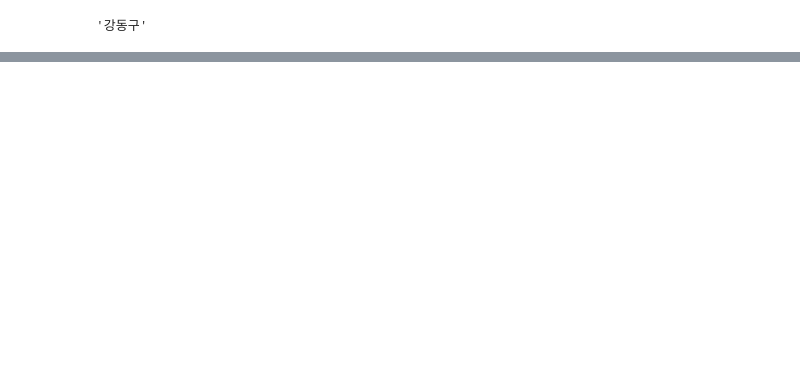
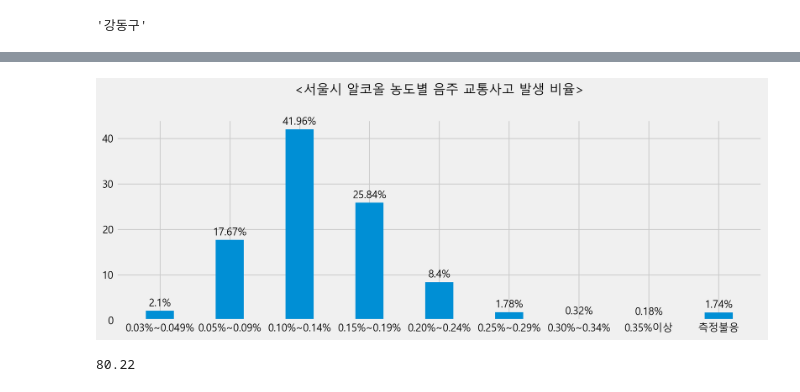
Before and after one commit to jeonprize/Accident, a Jupyter notebook: acl_accident.ipynb, the cells around one changed output, grey strips where cells are left out. Cells and saved outputs as stored; diff of their text form; code cells hidden in the pictures; blank space fills up the shorter version.

```diff
--- a/acl_accident.ipynb
+++ b/acl_accident.ipynb
@@ -375,0 +370,3 @@ plt.show()
+# %%
+acl_df = pd.read_csv("알코올 농도별 음주 교통사고 발생.csv")
+acl_df
@@ -375,0 +384,5 @@ plt.show()
+# %%
+acl_df["사고 발생 비율(%)"]= acl_df["사고건수"]/2190
+acl_df["사고 발생 비율(%)"] = acl_df["사고 발생 비율(%)"] * 100
+acl_df["사고 발생 비율(%)"] = acl_df["사고 발생 비율(%)"].round(2)
+acl_df
@@ -375,0 +400,16 @@ plt.show()
+# %%
+plt.figure(figsize=(12,4))
+plt.bar(acl_df["알코올 농도"],acl_df["사고 발생 비율(%)"],width=0.4)
+plt.title("<서울시 알코올 농도별 음주 교통사고 발생 비율>",pad=30,fontsize=15)
+plt.xticks(fontsize=12)
+plt.yticks(fontsize=12)
+
+for x,y in enumerate(acl_df["사고 발생 비율(%)"]):
+    plt.text(x, y+1, f"{y}%", size=12, ha="center")
+plt.show()
+# %% [output]
+[figure, added]
+# %%
+acl_df["사고 발생 비율(%)"][2:].sum()
+# %% [output]
+80.22
```
Also changed, not shown: parts of 20 cells of this notebook.
